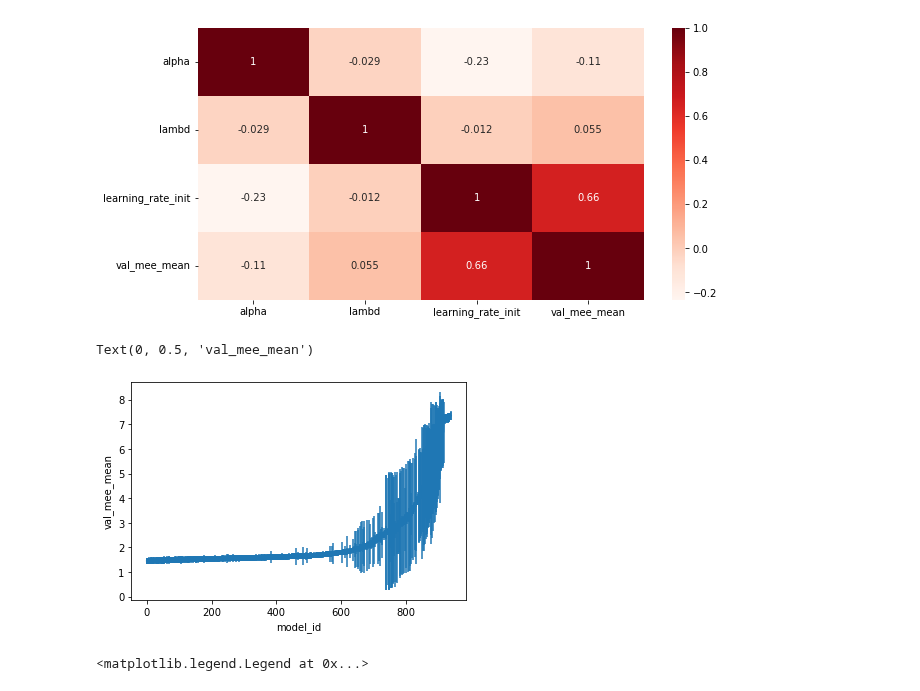
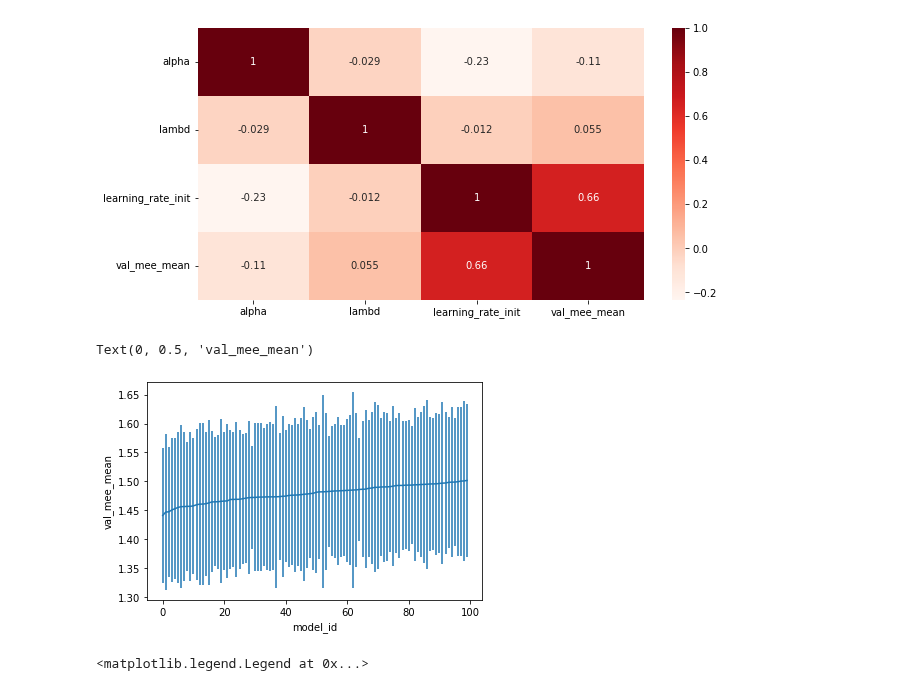
Before and after one commit to lorenzoleuzzi1/ml-project, a Jupyter notebook: gs3_params_exploring.ipynb, the cells around one changed output. Cells and saved outputs as stored; diff of their text form; code cells hidden in the pictures.

```diff
--- a/gs3_params_exploring.ipynb
+++ b/gs3_params_exploring.ipynb
@@ -89,6 +89,7 @@ for param in scores_df['params']: # TODO: fare in modo migliore?
 	params_df = pd.concat([params_df, pd.DataFrame([params_dict])], ignore_index=True)
 
 params_df['val_mee_mean'] = scores_df['val_mee_mean']
+params_df['tr_mee_mean'] = scores_df['tr_mee_mean']
 params_df['val_mee_dev'] = scores_df['val_mee_dev']
 params_df['split0_val_mee'] = scores_df['split0_val_mee']
 params_df['split1_val_mee'] = scores_df['split1_val_mee']
@@ -200,12 +201,12 @@ plt.show()
 # %% [output]
 [figure]
 # %%
-plt.errorbar(x=np.arange(N_MODELS), y=params_df['val_mee_mean'], yerr=params_df['val_mee_dev'])
+plt.errorbar(x=np.arange(100), y=params_df['val_mee_mean'][:100], yerr=params_df['val_mee_dev'][:100])
 plt.xlabel("model_id")
 plt.ylabel("val_mee_mean")
 # %% [output]
 Text(0, 0.5, 'val_mee_mean')
-[figure, old version]
+[figure, new version]
 # %%
 plt.plot(np.arange(N_MODELS), params_df['split0_val_mee'], label='split0')
 plt.plot(np.arange(N_MODELS), params_df['split1_val_mee'], label='split1')
```
Also changed, not shown: parts of 4 cells of this notebook, 1 other file.
